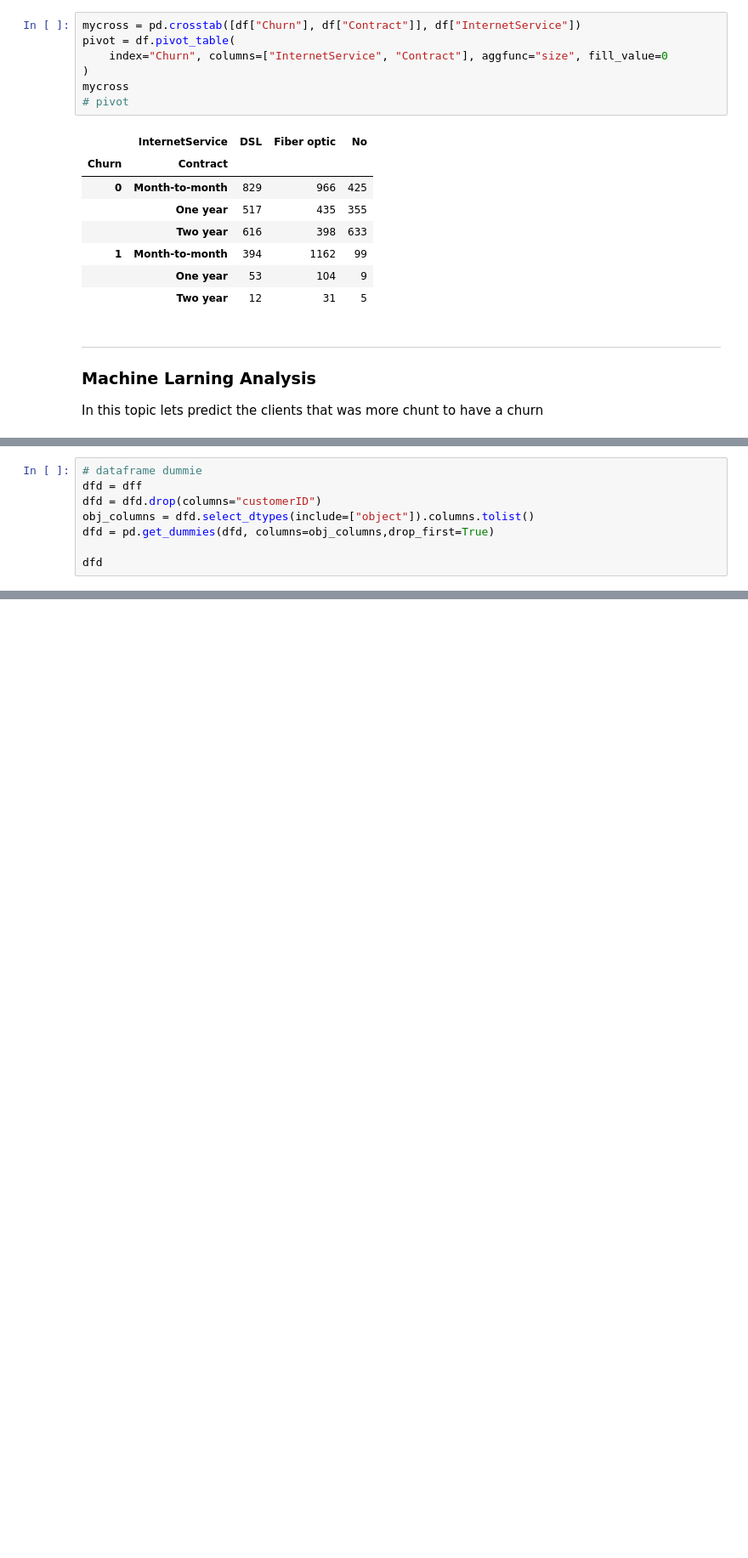
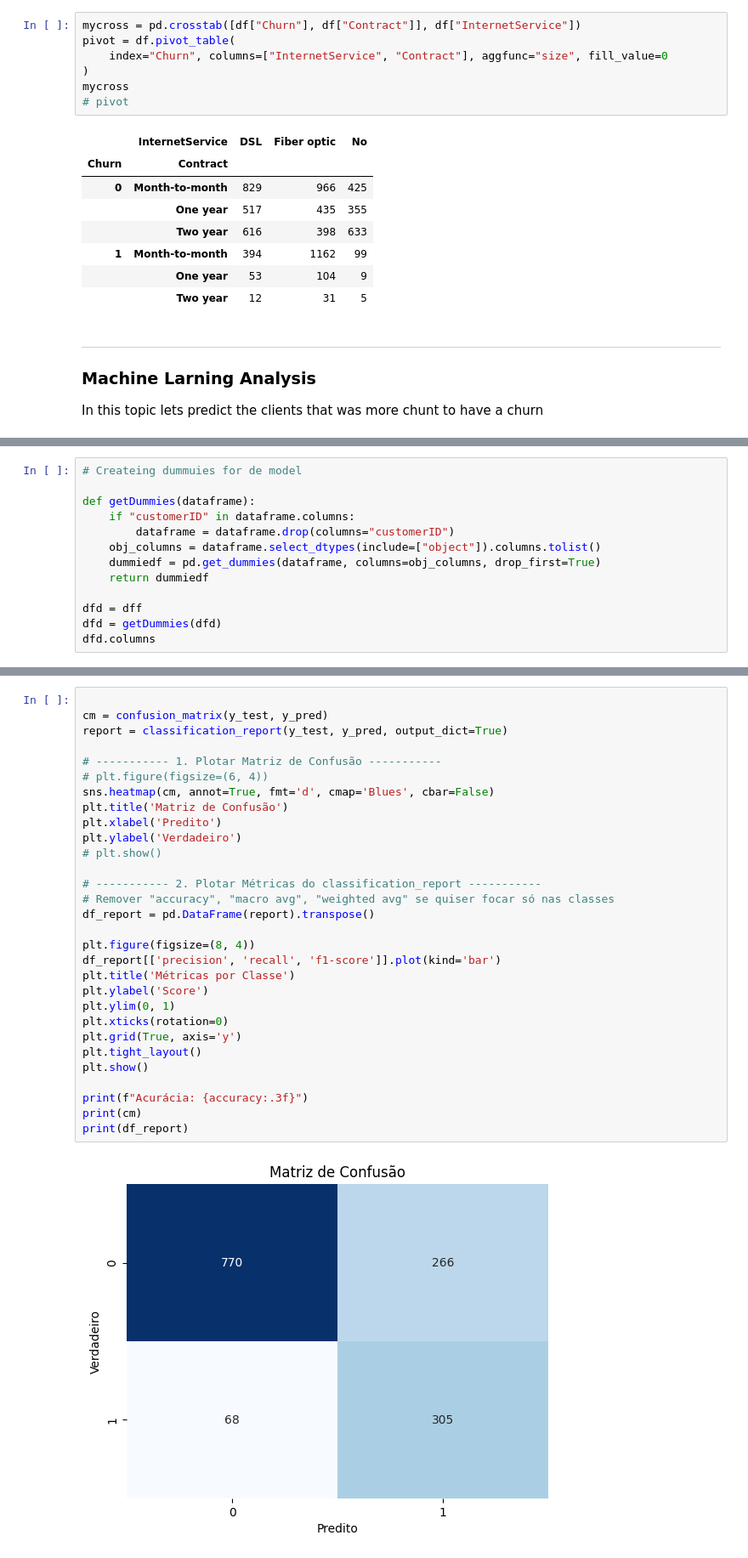
Before and after one commit to mmnitzsche/churn_predict, a Jupyter notebook: churn.ipynb, the cells around one changed output, grey strips where cells are left out. Shown at 85% size. Saved outputs shown, nothing was run; the diff lists cells and outputs as text; blank space fills up the shorter version.

Commit message:
input data resolved

```diff
--- a/churn.ipynb
+++ b/churn.ipynb
@@ -583,9 +533,14 @@ from sklearn.linear_model import LinearRegression
 # %%
-# dataframe dummie
+# Createing dummuies for de model
+
+def getDummies(dataframe):
+    if "customerID" in dataframe.columns:
+        dataframe = dataframe.drop(columns="customerID")
+    obj_columns = dataframe.select_dtypes(include=["object"]).columns.tolist()
+    dummiedf = pd.get_dummies(dataframe, columns=obj_columns, drop_first=True)
+    return dummiedf
+
 dfd = dff
-dfd = dfd.drop(columns="customerID")
-obj_columns = dfd.select_dtypes(include=["object"]).columns.tolist()
-dfd = pd.get_dummies(dfd, columns=obj_columns,drop_first=True)
-
-dfd
+dfd = getDummies(dfd)
+dfd.columns
 # %% [output]
@@ -679,0 +586,32 @@ df_resultado[df_resultado['churn_predicted'] == 1].sort_values(by='churn_probabi
+# %%
+
+cm = confusion_matrix(y_test, y_pred)
+report = classification_report(y_test, y_pred, output_dict=True)
+
+# ----------- 1. Plotar Matriz de Confusão -----------
+# plt.figure(figsize=(6, 4))
+sns.heatmap(cm, annot=True, fmt='d', cmap='Blues', cbar=False)
+plt.title('Matriz de Confusão')
+plt.xlabel('Predito')
+plt.ylabel('Verdadeiro')
+# plt.show()
+
+# ----------- 2. Plotar Métricas do classification_report -----------
+# Remover "accuracy", "macro avg", "weighted avg" se quiser focar só nas classes
+df_report = pd.DataFrame(report).transpose()
+
+plt.figure(figsize=(8, 4))
+df_report[['precision', 'recall', 'f1-score']].plot(kind='bar')
+plt.title('Métricas por Classe')
+plt.ylabel('Score')
+plt.ylim(0, 1)
+plt.xticks(rotation=0)
+plt.grid(True, axis='y')
+plt.tight_layout()
+plt.show()
+
+print(f"Acurácia: {accuracy:.3f}")
+print(cm)
+print(df_report)
+# %% [output]
+[figure, added]
```
Also changed, not shown: parts of 21 cells of this notebook, 5 other files.
